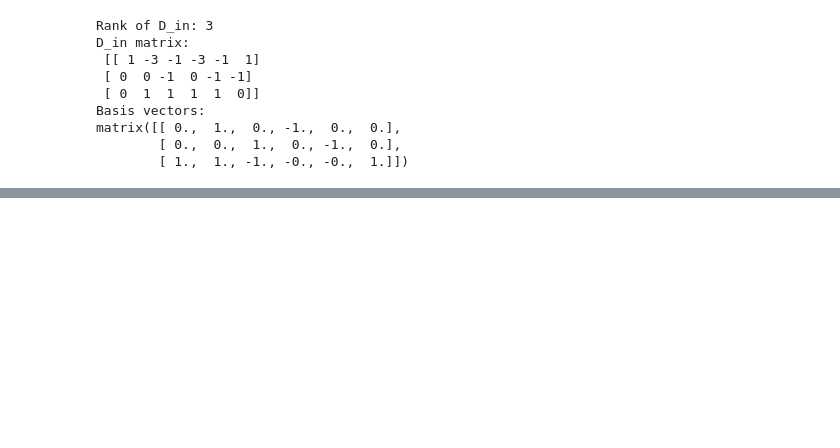
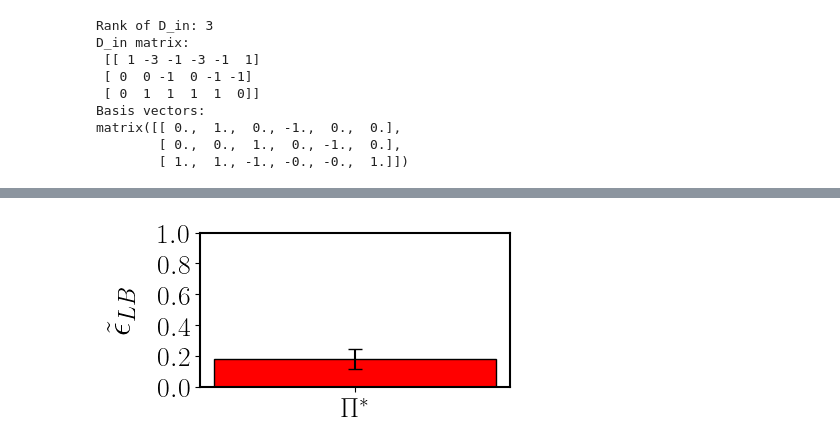
Before and after one commit to Computational-Turbulence-Group/IT_PI, a Jupyter notebook: Velocity_transformation/Velocity_trans.ipynb, the cells around one changed output, grey strips where cells are left out. Saved outputs shown, nothing was run; the diff lists cells and outputs as text; code cells hidden in the pictures; blank space fills up the shorter version.

```diff
--- a/Velocity_transformation/Velocity_trans.ipynb
+++ b/Velocity_transformation/Velocity_trans.ipynb
@@ -345,0 +477,79 @@ The PostScript backend does not support transparency; partially transparent arti
+# %%
+# Function to calculate exp(-MI) bound and its uncertainty (UQ)
+def calculate_bound_and_uq(input_data, output_data, num_trials):
+    # Compute MI using all the data
+    mi_full = KraskovMI1_nats(input_data, output_data, 5)
+    exp_mi_full = np.exp(-mi_full)
+
+    exp_mi_half_values = []
+    for _ in range(num_trials):
+        # Randomly select half of the data
+        indices = np.random.choice(input_data.shape[0], size=input_data.shape[0] // 2, replace=False)
+        input_half = input_data[indices]
+        output_half = output_data[indices]
+        # Compute MI for this subset and calculate exp(-MI_half)
+        mi_half = KraskovMI1_nats(input_half, output_half, 5)
+        exp_mi_half_values.append(np.exp(-mi_half))
+
+    # Calculate the mean of exp(-MI_half)
+    exp_mi_half_mean = np.mean(exp_mi_half_values)
+
+    # UQ is the absolute difference between exp(-MI_full) and exp_mi_half_mean
+    uq = abs(exp_mi_full - exp_mi_half_mean)
+
+    return exp_mi_full, uq
+
+# Prepare input data
+input_list = [calc_pi_omega(np.array(omega), X) for omega in normalized_coef_pi_list]
+input_PI = np.column_stack(input_list)
+
+# Initialize lists for results
+exp_mi_values = []
+uq_values = []
+x_labels = []
+
+# Number of trials for calculating exp(-MI_half)
+num_trials = 10  # Adjust for accuracy vs computation time
+
+# Check the number of columns in input_PI
+if input_PI.shape[1] == 1:
+    # Only one column, calculate and plot only the total MI
+    exp_mi_full, uq = calculate_bound_and_uq(input_PI, Y, num_trials)
+    exp_mi_values.append(exp_mi_full)
+    uq_values.append(uq)
+    x_labels.append(r"$\mathbf{\Pi^*}$")
+else:
+    # Multiple columns, calculate exp(-I) for each column and the total MI
+    for j in range(input_PI.shape[1]):
+        exp_mi_full, uq = calculate_bound_and_uq(input_PI[:, j].reshape(-1, 1), Y, num_trials)
+        exp_mi_values.append(exp_mi_full)
+        uq_values.append(uq)
+        x_labels.append(f"$\\Pi_{j+1}^*$")
+
+    # Calculate exp(-I) for the entire input_PI and Y
+    exp_mi_full, uq = calculate_bound_and_uq(input_PI, Y, num_trials)
+    exp_mi_values.append(exp_mi_full)
+    uq_values.append(uq)
+    x_labels.append(r"$[\Pi_1^*,\Pi_2^*]$")
+
+# Plotting the results
+plt.figure(figsize=(4, 2))
+x_labels[0] = r"$\Pi^{*}$"
+
+plt.rcParams['font.family'] = 'Times New Roman'  # Set the font to Times New Roman
+plt.rcParams['text.usetex'] = True  # Use LaTeX for all text rendering
+plt.gca().spines['top'].set_linewidth(1.5)
+plt.gca().spines['bottom'].set_linewidth(1.5)
+plt.gca().spines['left'].set_linewidth(1.5)
+plt.gca().spines['right'].set_linewidth(1.5)
+
+# Use uq_values as the error bars
+plt.bar(x_labels, exp_mi_values, yerr=uq_values, capsize=5, edgecolor='black',color = 'red')
+plt.xticks(fontsize=20)
+plt.yticks(fontsize=20)
+plt.ylabel(r'$\tilde{\epsilon}_{L B}$', fontsize=25, labelpad=15)
+plt.ylim([0, 1])
+plt.savefig('Velocity_trans_rank.eps', dpi=300, bbox_inches='tight',transparent = 'True')
+plt.show()
+# %% [output]
+[figure, added]
```
Also changed, not shown: parts of 10 cells of this notebook, 50 other files.
